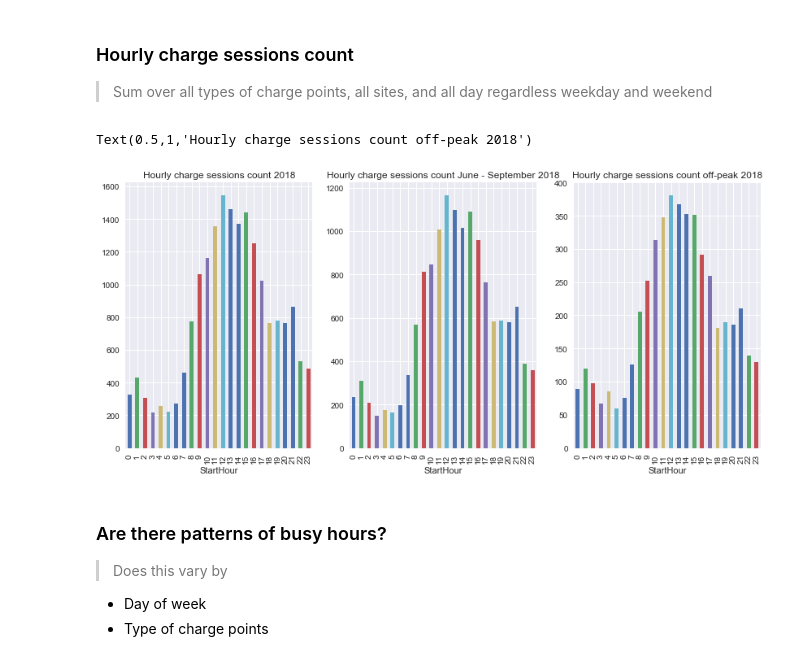
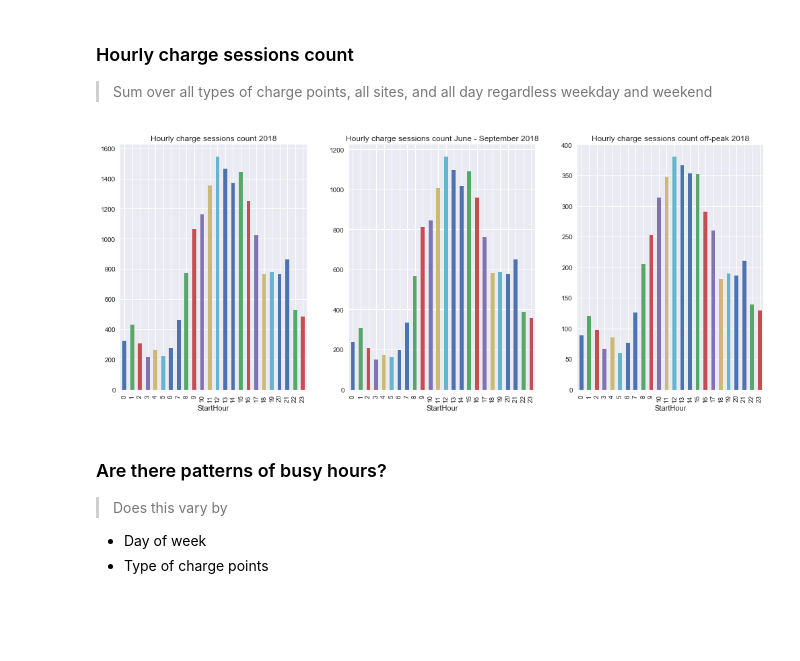
Before and after one commit to drYukiWang/ev_charge_data, a Jupyter notebook: read_data_v2.ipynb, the cells around one changed output. Saved outputs shown, nothing was run; the diff lists cells and outputs as text; code cells hidden in the pictures; blank space fills up the shorter version.

```diff
--- a/read_data_v2.ipynb
+++ b/read_data_v2.ipynb
@@ -95,17 +96,19 @@ off_peak = chs.loc[~((chs.index.month > 5) & (chs.index.month < 10))]
 # %%
 # plot
 fig, ax = plt.subplots(1, 3, figsize=(14,6))
 chs.groupby(['StartHour']).size().plot(kind='bar', ax = ax[0])
 ax[0].set_title('Hourly charge sessions count 2018')
 
 peak.groupby(['StartHour']).size().plot(kind='bar', ax = ax[1])
 ax[1].set_title('Hourly charge sessions count June - September 2018')
 
 off_peak.groupby(['StartHour']).size().plot(kind='bar', ax = ax[2])
 ax[2].set_title('Hourly charge sessions count off-peak 2018')
+
+plt.tight_layout()
+fig.savefig('Hourly_session_count.png')
 # %% [output]
-Text(0.5,1,'Hourly charge sessions count off-peak 2018')
-[figure, old version]
+[figure, new version]
 # %% [markdown]
 ### Are there patterns of busy hours?
 > Does this vary by
```
Also changed, not shown: parts of 6 cells of this notebook, 7 other files.
